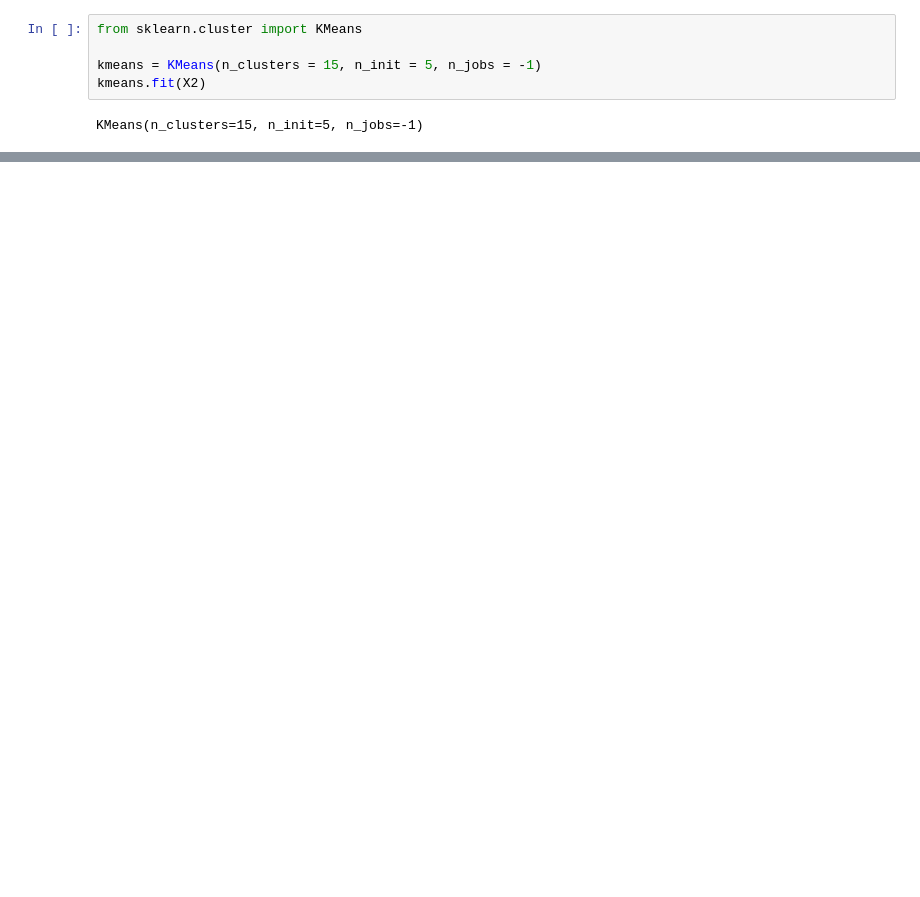
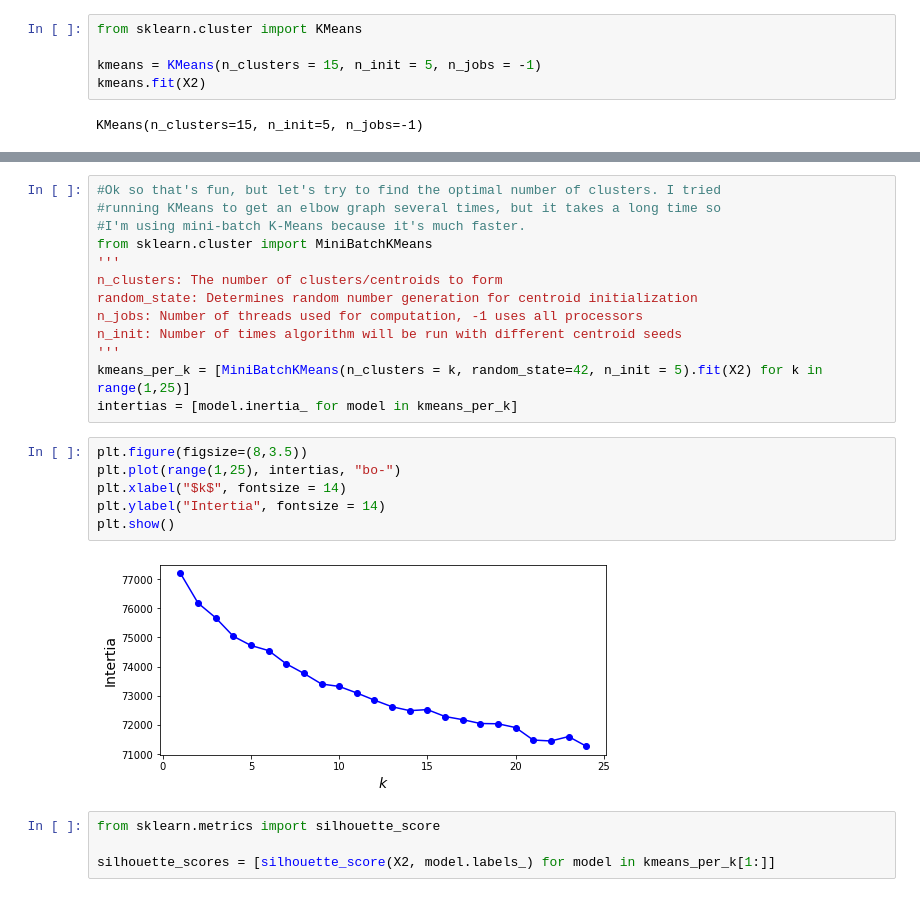
Before and after one commit to agelas/WineReviews, a Jupyter notebook: WineReviews.ipynb, the cells around one changed output, grey strips where cells are left out. Cells and saved outputs as stored; diff of their text form; blank space fills up the shorter version.

Commit message:
Added clustering analysis

```diff
--- a/WineReviews.ipynb
+++ b/WineReviews.ipynb
@@ -281,0 +282,25 @@ for label in ax2.get_yticklabels():
+# %%
+#Ok so that's fun, but let's try to find the optimal number of clusters. I tried
+#running KMeans to get an elbow graph several times, but it takes a long time so
+#I'm using mini-batch K-Means because it's much faster.
+from sklearn.cluster import MiniBatchKMeans
+'''
+n_clusters: The number of clusters/centroids to form
+random_state: Determines random number generation for centroid initialization
+n_jobs: Number of threads used for computation, -1 uses all processors
+n_init: Number of times algorithm will be run with different centroid seeds
+'''
+kmeans_per_k = [MiniBatchKMeans(n_clusters = k, random_state=42, n_init = 5).fit(X2) for k in range(1,25)]
+intertias = [model.inertia_ for model in kmeans_per_k]
+# %%
+plt.figure(figsize=(8,3.5))
+plt.plot(range(1,25), intertias, "bo-")
+plt.xlabel("$k$", fontsize = 14)
+plt.ylabel("Intertia", fontsize = 14)
+plt.show()
+# %% [output]
+[figure, added]
+# %%
+from sklearn.metrics import silhouette_score
+
+silhouette_scores = [silhouette_score(X2, model.labels_) for model in kmeans_per_k[1:]]
```
Also changed, not shown: parts of 8 cells of this notebook.
